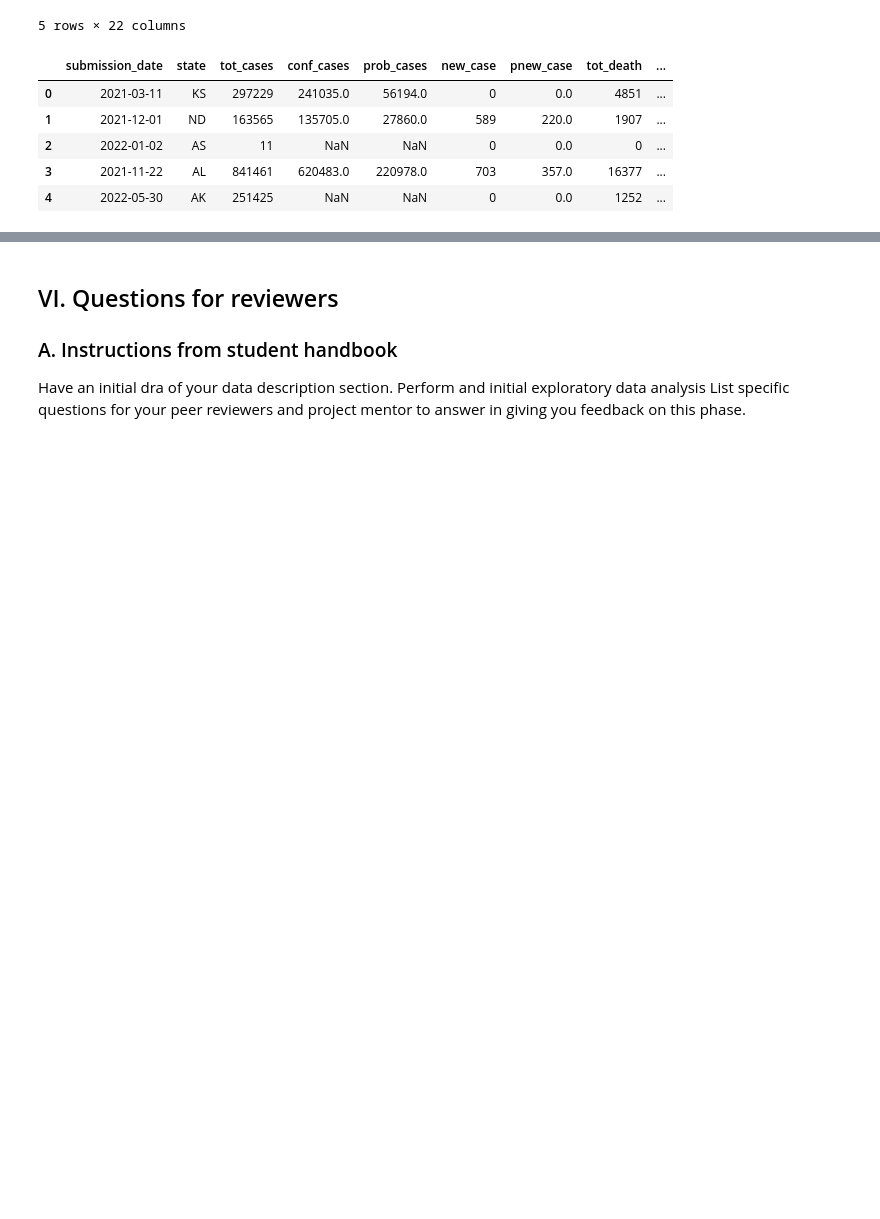
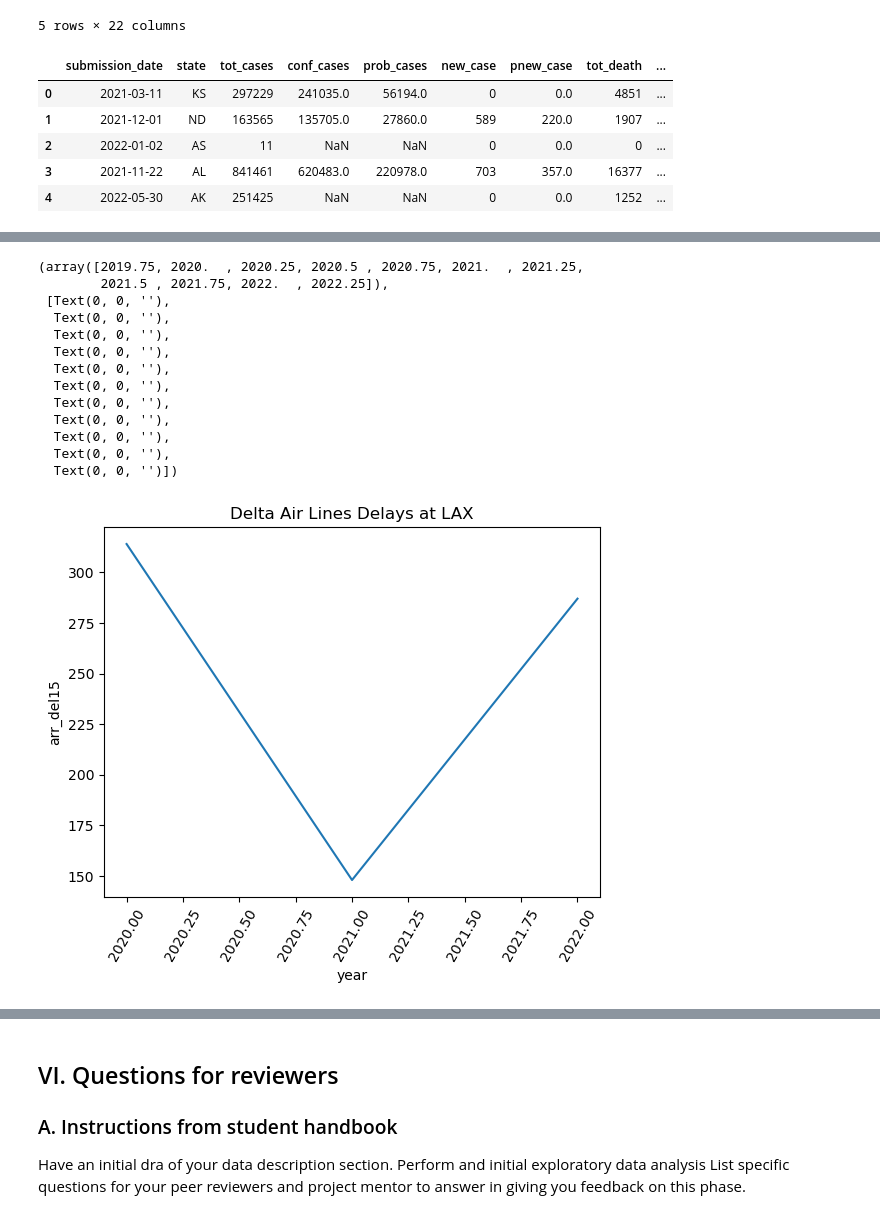
Before and after one commit to maddiklancher/2950Project, a Jupyter notebook: project2950-phase2.ipynb, the cells around one changed output, grey strips where cells are left out. Cells and saved outputs as stored; diff of their text form; code cells hidden in the pictures; blank space fills up the shorter version.

```diff
--- a/project2950-phase2.ipynb
+++ b/project2950-phase2.ipynb
@@ -209,0 +160,19 @@ NameError: name 'df_covid_cleaned' is not defined
+# %%
+## MADDI
+seaborn.lineplot(data=Delta_LAX_Jan_df, x="year", y="arr_del15").set(title='Delta Air Lines Delays at LAX')
+plt.xticks(rotation=60)
+# %% [output]
+(array([2019.75, 2020.  , 2020.25, 2020.5 , 2020.75, 2021.  , 2021.25,
+        2021.5 , 2021.75, 2022.  , 2022.25]),
+ [Text(0, 0, ''),
+  Text(0, 0, ''),
+  Text(0, 0, ''),
+  Text(0, 0, ''),
+  Text(0, 0, ''),
+  Text(0, 0, ''),
+  Text(0, 0, ''),
+  Text(0, 0, ''),
+  Text(0, 0, ''),
+  Text(0, 0, ''),
+  Text(0, 0, '')])
+[figure, added]
```
Also changed, not shown: parts of 26 cells of this notebook, 1 other file.
